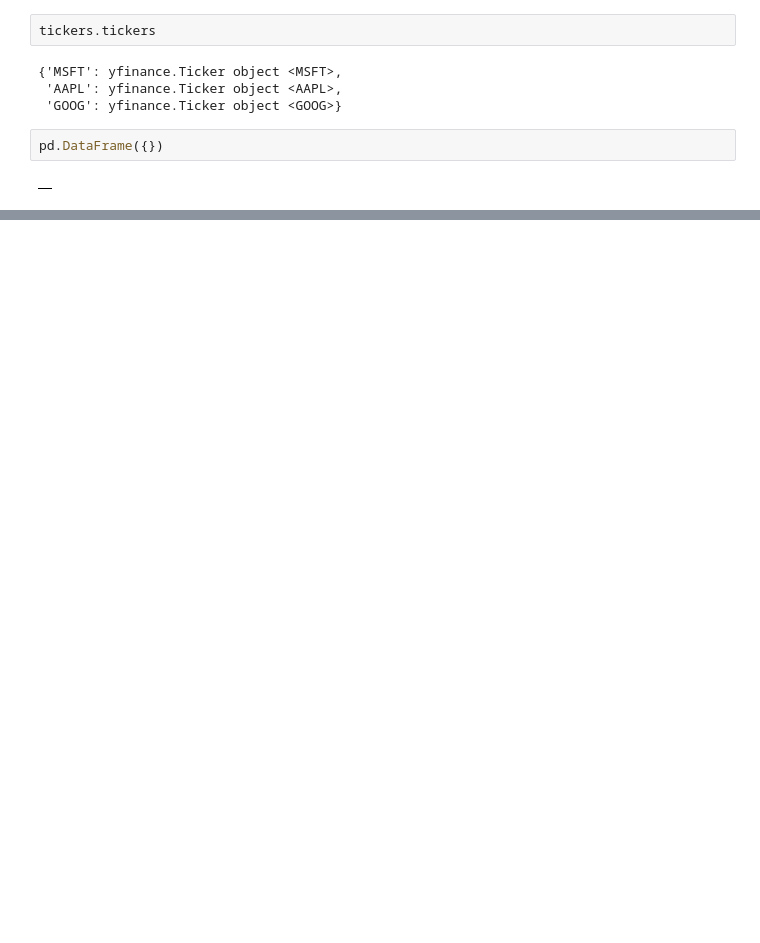
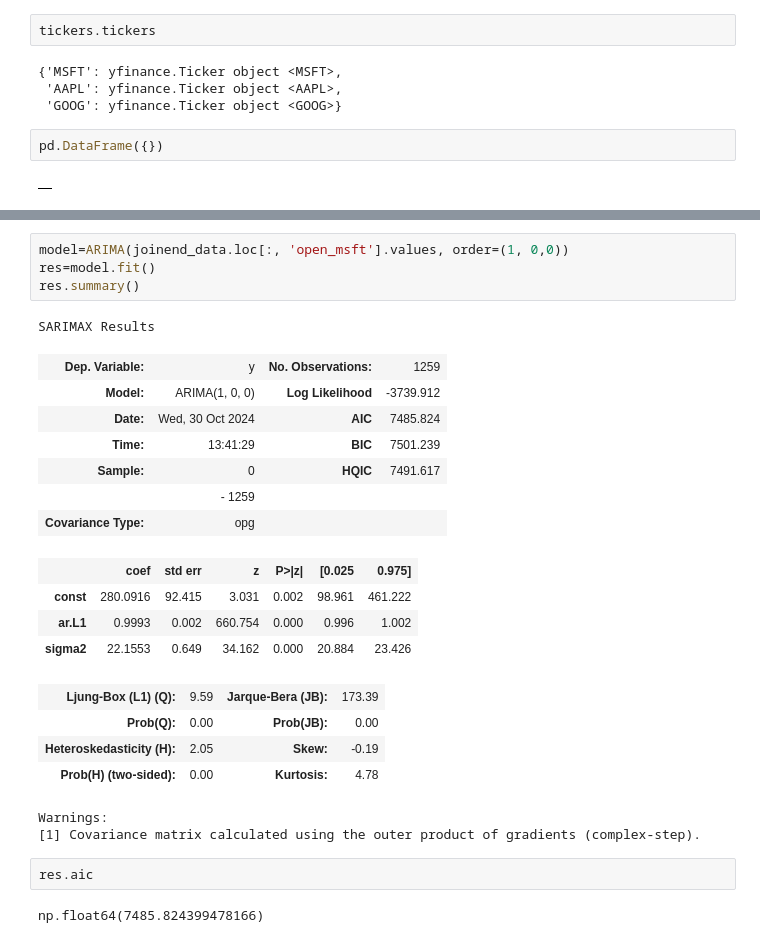
Before and after one commit to ernstBc/yahoo_finance_forecast, a Jupyter notebook: test.ipynb, the cells around one changed output, grey strips where cells are left out. Cells and saved outputs as stored; diff of their text form; blank space fills up the shorter version.

```diff
--- a/test.ipynb
+++ b/test.ipynb
@@ -122,0 +182,27 @@ pd.DataFrame({})
+# %%
+model=ARIMA(joinend_data.loc[:, 'open_msft'].values, order=(1, 0,0))
+res=model.fit()
+res.summary()
+# %% [output]
+SARIMAX Results
+| Dep. Variable: | y | No. Observations: | 1259 |
+| Model: | ARIMA(1, 0, 0) | Log Likelihood | -3739.912 |
+| Date: | Wed, 30 Oct 2024 | AIC | 7485.824 |
+| Time: | 13:41:29 | BIC | 7501.239 |
+| Sample: | 0 | HQIC | 7491.617 |
+|  | - 1259 |  |  |
+| Covariance Type: | opg |  |  |
+|  | coef | std err | z | P>|z| | [0.025 | 0.975] |
+| const | 280.0916 | 92.415 | 3.031 | 0.002 | 98.961 | 461.222 |
+| ar.L1 | 0.9993 | 0.002 | 660.754 | 0.000 | 0.996 | 1.002 |
+| sigma2 | 22.1553 | 0.649 | 34.162 | 0.000 | 20.884 | 23.426 |
+| Ljung-Box (L1) (Q): | 9.59 | Jarque-Bera (JB): | 173.39 |
+| Prob(Q): | 0.00 | Prob(JB): | 0.00 |
+| Heteroskedasticity (H): | 2.05 | Skew: | -0.19 |
+| Prob(H) (two-sided): | 0.00 | Kurtosis: | 4.78 |
+Warnings:
+[1] Covariance matrix calculated using the outer product of gradients (complex-step).
+# %%
+res.aic
+# %% [output]
+np.float64(7485.824399478166)
```
Also changed, not shown: parts of 28 cells of this notebook, 10 other files.
